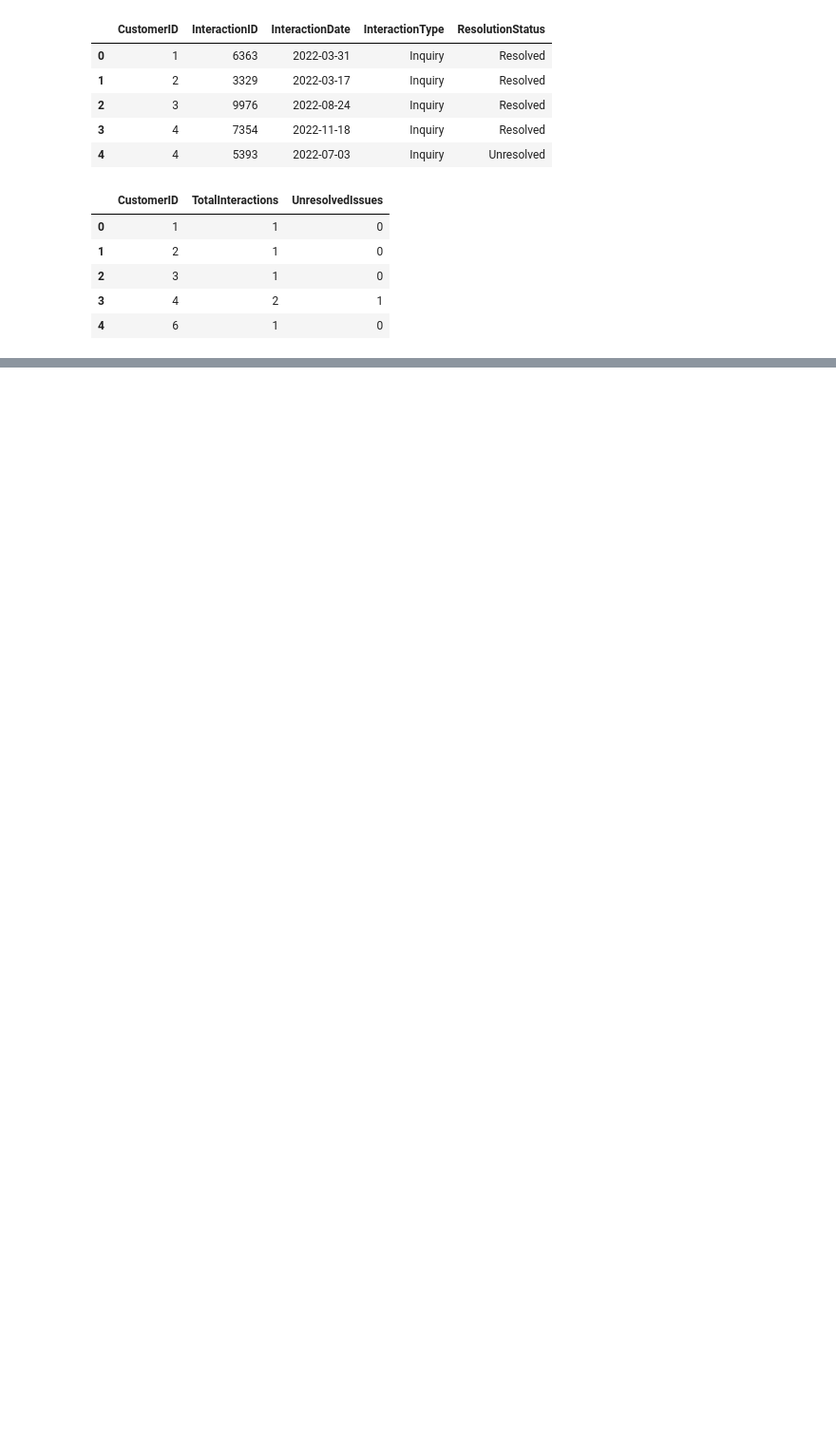
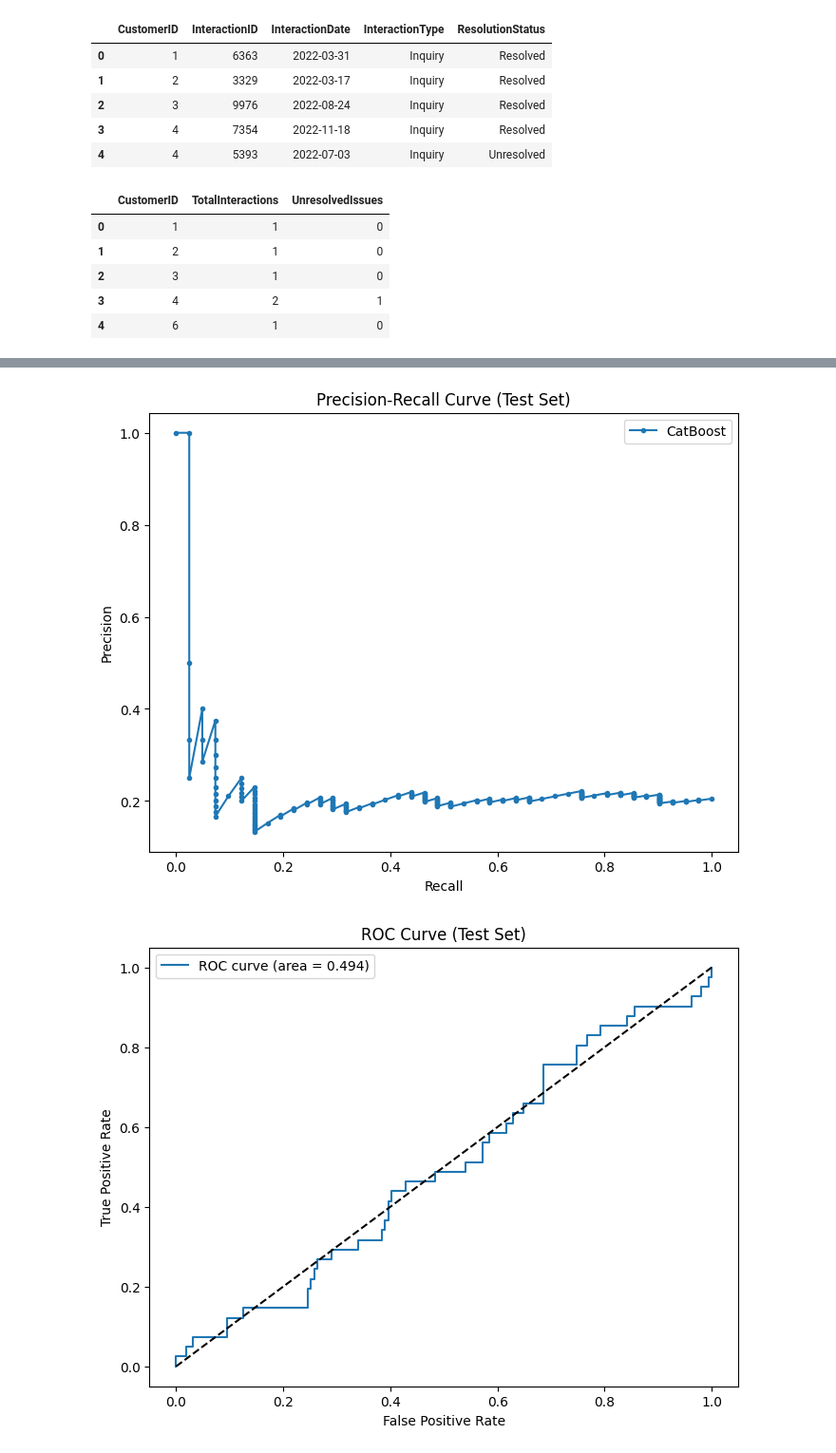
Before and after one commit to RrePitso/customer_retention_predictive_analytics, a Jupyter notebook: Customer_Retention_Predictive_Analysis.ipynb, the cells around one changed output, grey strips where cells are left out. Shown at 95% size. Cells and saved outputs as stored; diff of their text form; code cells hidden in the pictures; blank space fills up the shorter version.

```diff
--- a/Customer_Retention_Predictive_Analysis.ipynb
+++ b/Customer_Retention_Predictive_Analysis.ipynb
@@ -53,0 +141,19 @@ df.info()
+# %%
+from sklearn.ensemble import RandomForestClassifier
+from sklearn.model_selection import train_test_split, cross_val_score
+from sklearn.metrics import classification_report, confusion_matrix, roc_auc_score
+
+# Splitting data for training and testing
+X_train, X_test, y_train, y_test = train_test_split(X_encoded, y, test_size=0.2, stratify=y, random_state=42)
+
+# Creating model with class balancing
+rf_model = RandomForestClassifier(n_estimators=100, class_weight='balanced', random_state=42)
+
+# Training the model
+rf_model.fit(X_train, y_train)
+
+# Predictions
+y_pred = rf_model.predict(X_test)
+y_prob = rf_model.predict_proba(X_test)[:, 1]
+
+y_prob
@@ -53,0 +660,28 @@ df.info()
+# %%
+import matplotlib.pyplot as plt
+from sklearn.metrics import precision_recall_curve, roc_curve, auc
+
+# Precision-Recall Curve
+precision, recall, pr_thresholds = precision_recall_curve(y_test, y_proba)
+plt.figure(figsize=(8,6))
+plt.plot(recall, precision, marker='.', label='CatBoost')
+plt.xlabel('Recall')
+plt.ylabel('Precision')
+plt.title('Precision-Recall Curve (Test Set)')
+plt.legend()
+plt.show()
+
+# ROC Curve
+fpr, tpr, roc_thresholds = roc_curve(y_test, y_proba)
+roc_auc = auc(fpr, tpr)
+plt.figure(figsize=(8,6))
+plt.plot(fpr, tpr, label=f'ROC curve (area = {roc_auc:.3f})')
+plt.plot([0,1],[0,1],'k--')  # random guess line
+plt.xlabel('False Positive Rate')
+plt.ylabel('True Positive Rate')
+plt.title('ROC Curve (Test Set)')
+plt.legend()
+plt.show()
+# %% [output]
+[figure, added]
+[figure, added]
```
Also changed, not shown: parts of 28 cells of this notebook.
